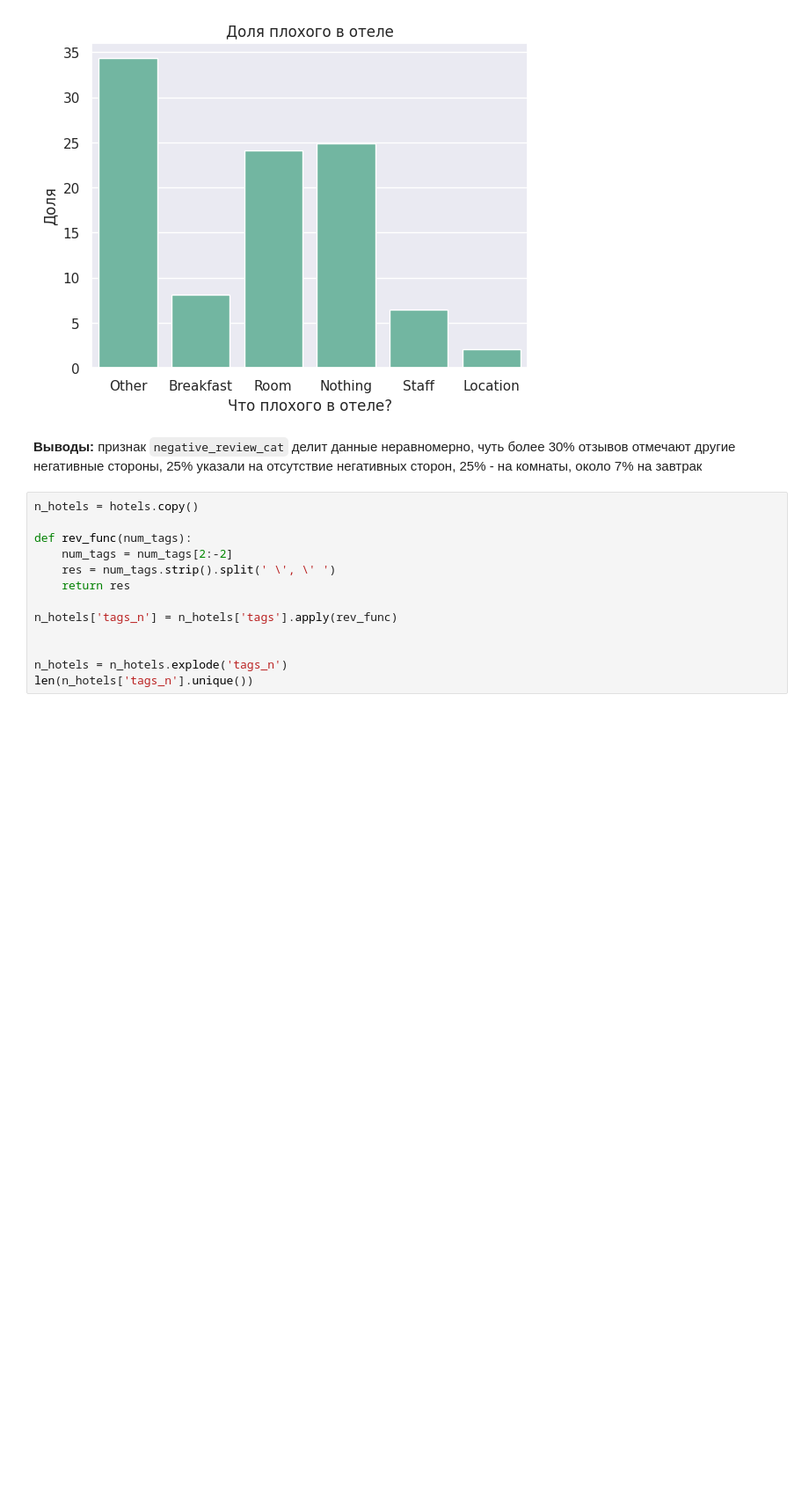
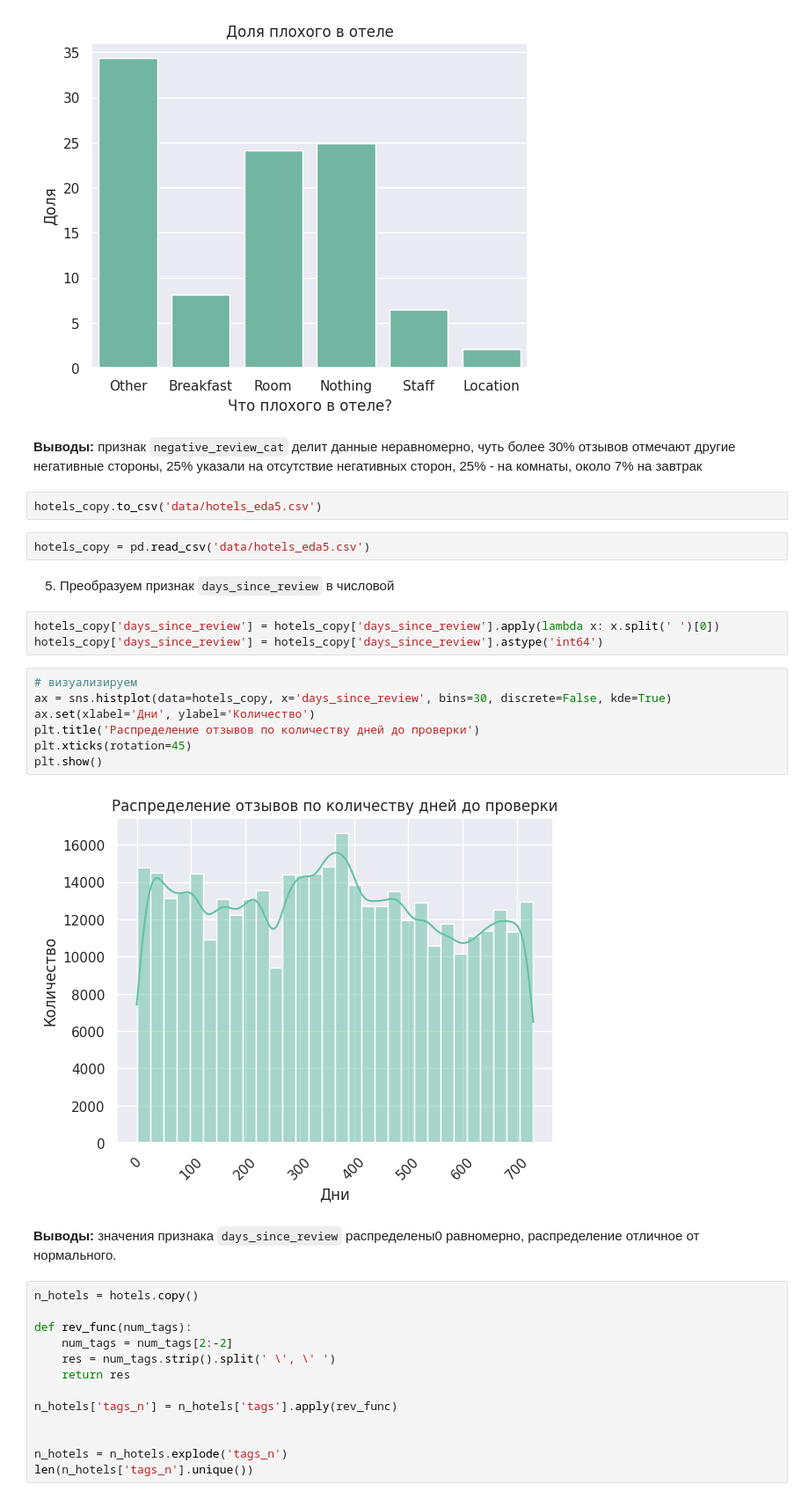
Before and after one commit to AntonYurkovskiy/Project_3_EDA_FE_BookingHotelsRating, a Jupyter notebook: EDA_Project_3_model.ipynb, the cells around one changed output. Shown: that part at 88% size. Drawn from its saved outputs; the diff is of its cells as text; blank space fills up the shorter version.

Commit message:
days_since_review feature handled, readme.md updated eda 6/6

```diff
--- a/EDA_Project_3_model.ipynb
+++ b/EDA_Project_3_model.ipynb
@@ -359,6 +359,26 @@ plt.show()
 [figure]
 # %% [markdown]
 **Выводы:** признак `negative_review_cat` делит данные неравномерно, чуть более 30% отзывов отмечают другие негативные стороны, 25% указали на отсутствие негативных сторон, 25% - на комнаты, около 7% на завтрак
+# %%
+hotels_copy.to_csv('data/hotels_eda5.csv')
+# %%
+hotels_copy = pd.read_csv('data/hotels_eda5.csv')
+# %% [markdown]
+5. Преобразуем признак `days_since_review` в числовой
+# %%
+hotels_copy['days_since_review'] = hotels_copy['days_since_review'].apply(lambda x: x.split(' ')[0])
+hotels_copy['days_since_review'] = hotels_copy['days_since_review'].astype('int64')
+# %%
+# визуализируем
+ax = sns.histplot(data=hotels_copy, x='days_since_review', bins=30, discrete=False, kde=True)
+ax.set(xlabel='Дни', ylabel='Количество')
+plt.title('Распределение отзывов по количеству дней до проверки')
+plt.xticks(rotation=45)
+plt.show()
+# %% [output]
+[figure, added]
+# %% [markdown]
+**Выводы:** значения признака `days_since_review` распределены0 равномерно, распределение отличное от нормального.
 # %%
 n_hotels = hotels.copy()
 
```
Also changed, not shown: parts of 4 cells of this notebook, 1 other file.
